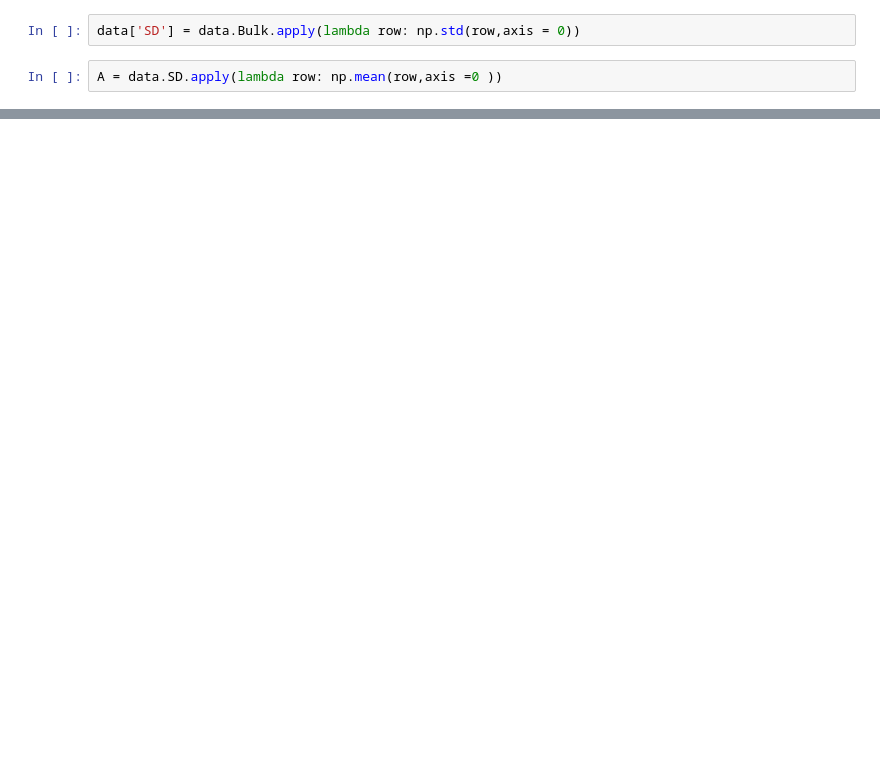
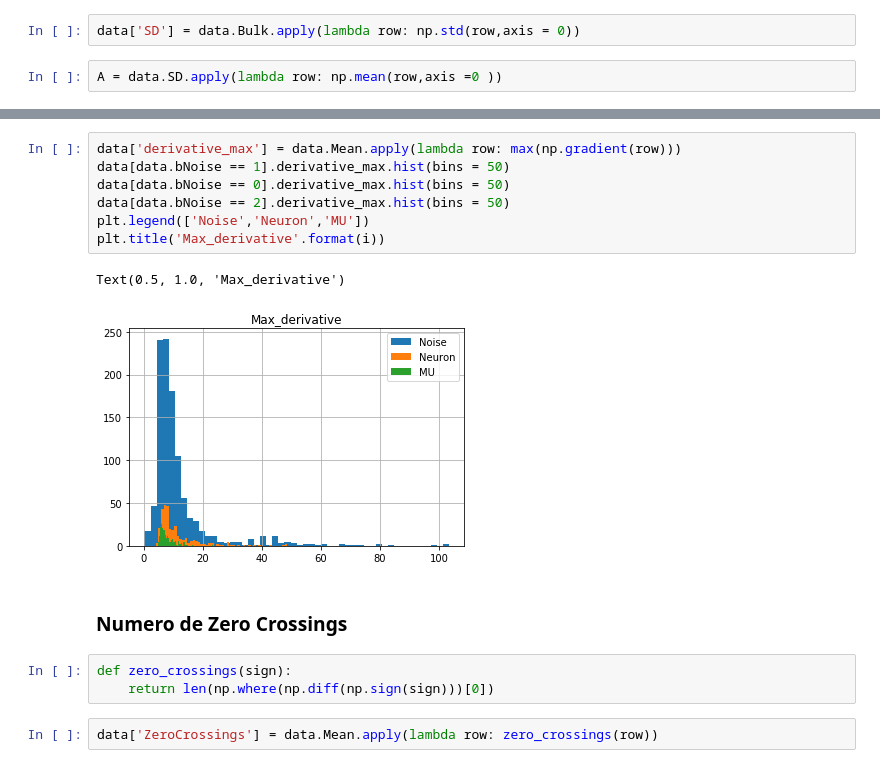
Before and after one commit to Naroloal/Noise-neuron-discriminator, a Jupyter notebook: Analisis_data_all_sessions_cleaned.ipynb, the cells around one changed output, grey strips where cells are left out. Saved outputs shown, nothing was run; the diff lists cells and outputs as text; blank space fills up the shorter version.

```diff
--- a/Analisis_data_all_sessions_cleaned.ipynb
+++ b/Analisis_data_all_sessions_cleaned.ipynb
@@ -64,0 +79,17 @@ Text(0.5, 1.0, 'derivative in the peak, i = 20')
+# %%
+data['derivative_max'] = data.Mean.apply(lambda row: max(np.gradient(row)))
+data[data.bNoise == 1].derivative_max.hist(bins = 50)
+data[data.bNoise == 0].derivative_max.hist(bins = 50)
+data[data.bNoise == 2].derivative_max.hist(bins = 50)
+plt.legend(['Noise','Neuron','MU'])
+plt.title('Max_derivative'.format(i))
+# %% [output]
+Text(0.5, 1.0, 'Max_derivative')
+[figure, added]
+# %% [markdown]
+### Numero de Zero Crossings
+# %%
+def zero_crossings(sign):
+    return len(np.where(np.diff(np.sign(sign)))[0])
+# %%
+data['ZeroCrossings'] = data.Mean.apply(lambda row: zero_crossings(row))
```
Also changed, not shown: parts of 25 cells of this notebook, 8 other files.
